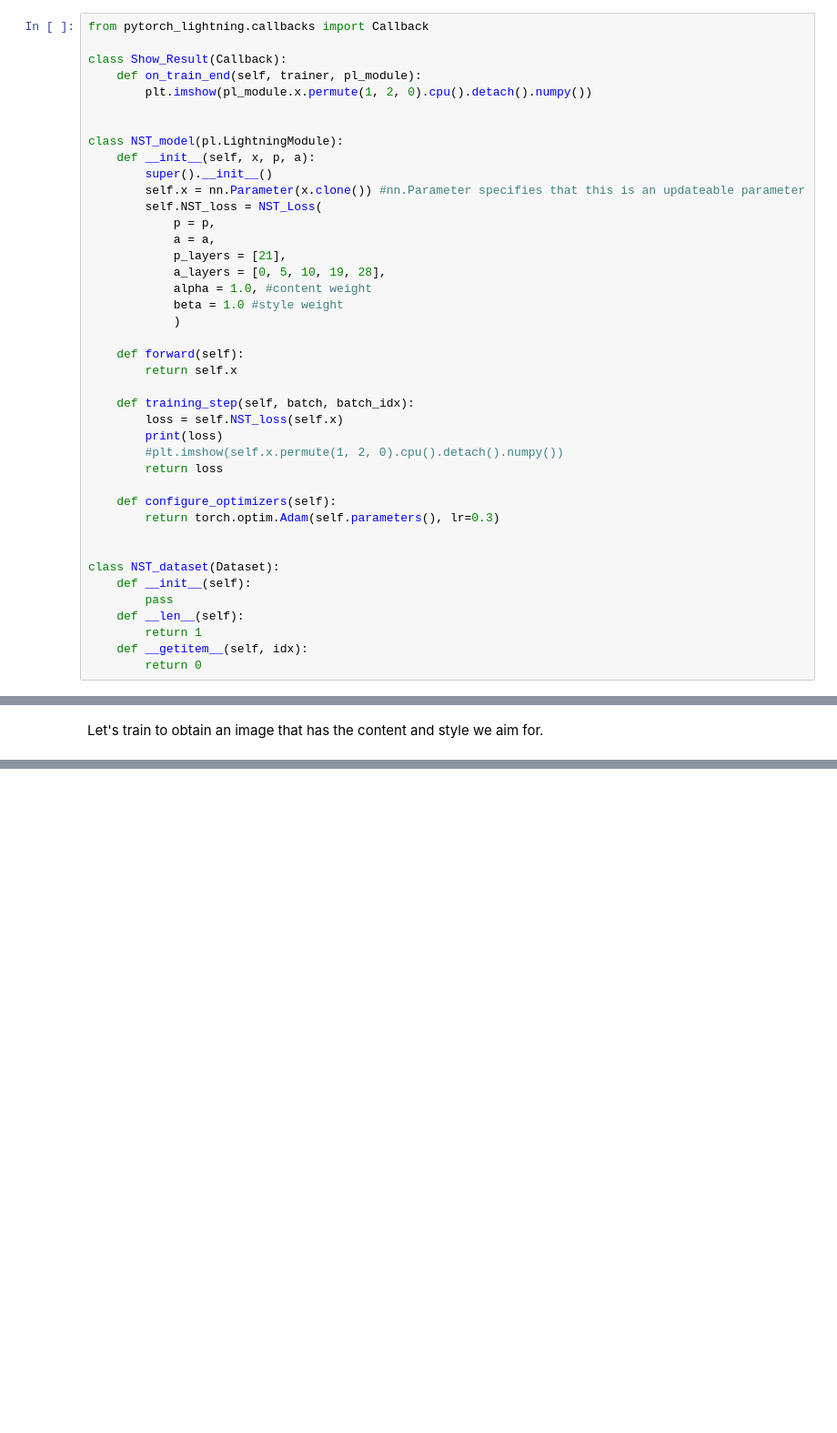
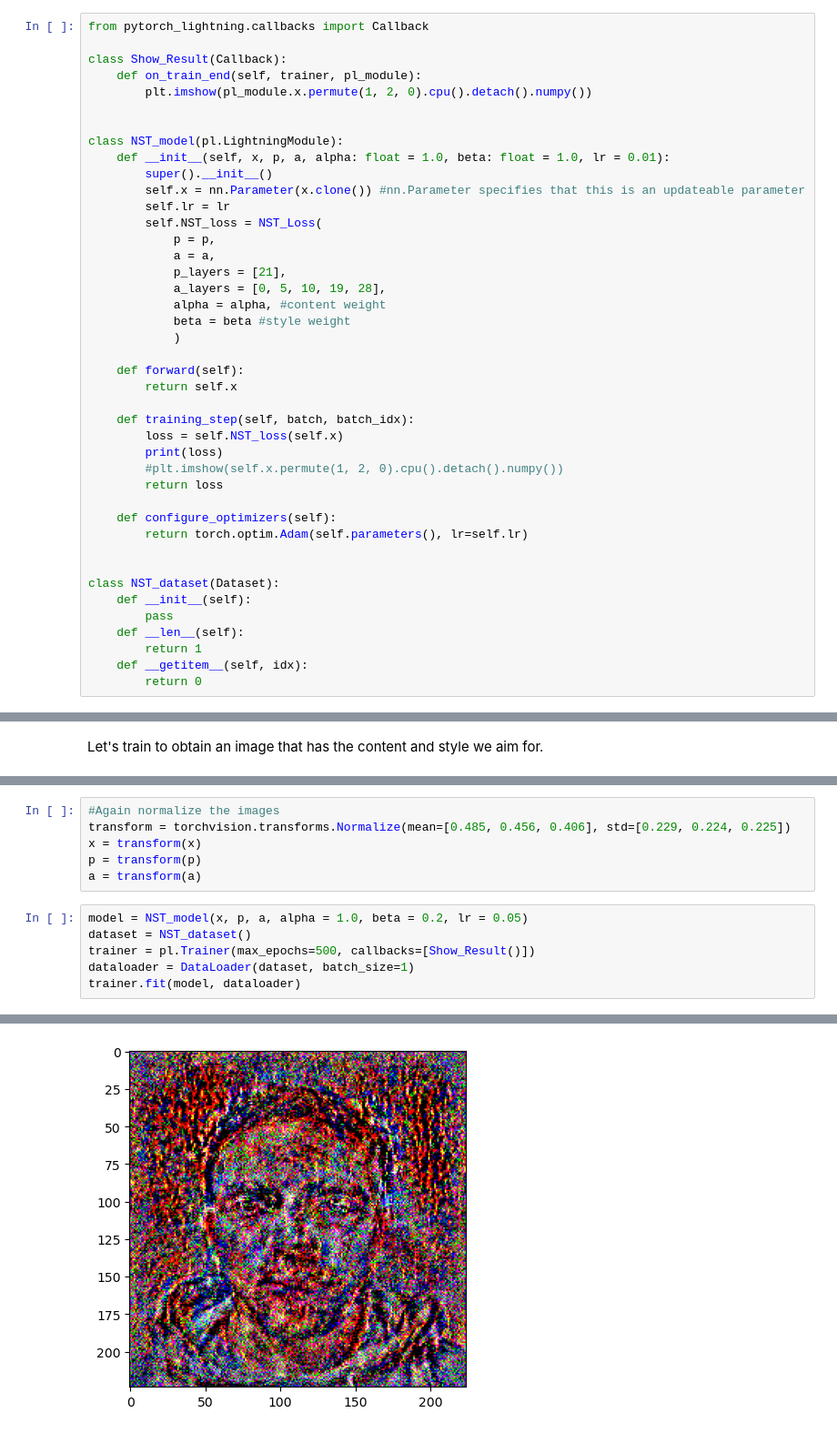
Before and after one commit to thatsvenyouknow/Machine-Learning-Projects, a Jupyter notebook: neural_style_transfer.ipynb, the cells around one changed output, grey strips where cells are left out. Shown at 91% size. Cells and saved outputs as stored; diff of their text form; blank space fills up the shorter version.

Commit message:
Fixed beta value for style loss

```diff
--- a/neural_style_transfer.ipynb
+++ b/neural_style_transfer.ipynb
@@ -181,16 +177,17 @@ class Show_Result(Callback):
 
 
 class NST_model(pl.LightningModule):
-    def __init__(self, x, p, a):
+    def __init__(self, x, p, a, alpha: float = 1.0, beta: float = 1.0, lr = 0.01):
         super().__init__()
         self.x = nn.Parameter(x.clone()) #nn.Parameter specifies that this is an updateable parameter
+        self.lr = lr
         self.NST_loss = NST_Loss(
             p = p,
             a = a,
             p_layers = [21],
             a_layers = [0, 5, 10, 19, 28],
-            alpha = 1.0, #content weight
-            beta = 1.0 #style weight
+            alpha = alpha, #content weight
+            beta = beta #style weight
             )
 
     def forward(self):
@@ -203,7 +200,7 @@ class NST_model(pl.LightningModule):
         return loss
 
     def configure_optimizers(self):
-        return torch.optim.Adam(self.parameters(), lr=0.3)
+        return torch.optim.Adam(self.parameters(), lr=self.lr)
 
 
 class NST_dataset(Dataset):
@@ -251,0 +379,13 @@ To break the spatial location constraints of the style influence, we may use a G
+# %%
+#Again normalize the images
+transform = torchvision.transforms.Normalize(mean=[0.485, 0.456, 0.406], std=[0.229, 0.224, 0.225])
+x = transform(x)
+p = transform(p)
+a = transform(a)
+# %%
+model = NST_model(x, p, a, alpha = 1.0, beta = 0.2, lr = 0.05)
+dataset = NST_dataset()
+trainer = pl.Trainer(max_epochs=500, callbacks=[Show_Result()])
+dataloader = DataLoader(dataset, batch_size=1)
+trainer.fit(model, dataloader)
+# %% [output]
@@ -251,0 +409 @@ To break the spatial location constraints of the style influence, we may use a G
+[figure, added]
```
Also changed, not shown: parts of 17 cells of this notebook.
